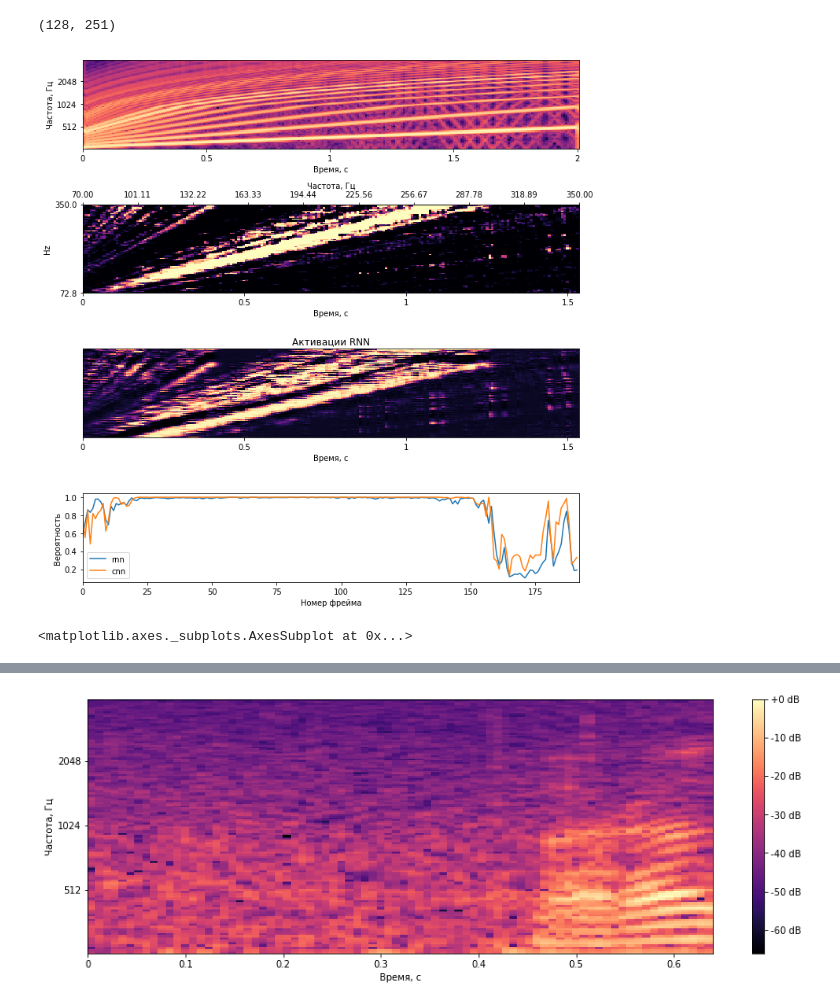
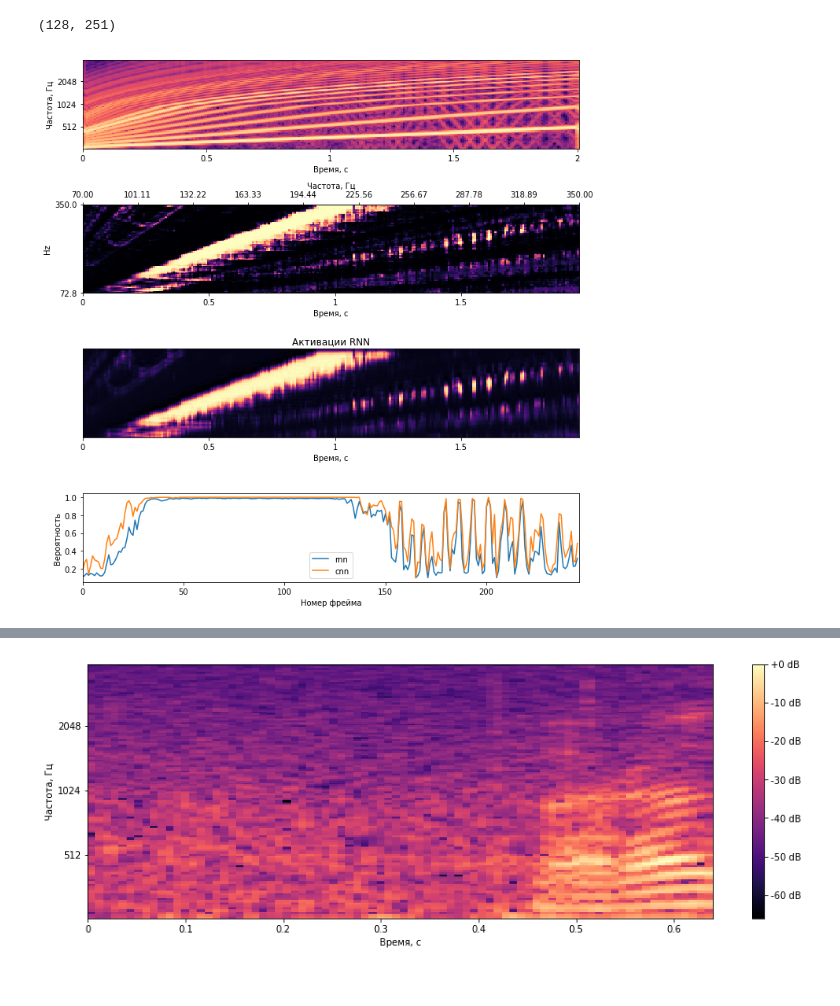
Before and after one commit to Hongpeng1992/vad, a Jupyter notebook: experiments.ipynb, the cells around one changed output, grey strips where cells are left out. Drawn from its saved outputs; the diff is of its cells as text; code cells hidden in the pictures.

```diff
--- a/experiments.ipynb
+++ b/experiments.ipynb
@@ -81,0 +82,7 @@ INFO:tensorflow:Restoring parameters from trained_model/new\model.ckpt-499999
+# %%
+features_phr = tf.placeholder(tf.float32, [None, SEQ_LEN, N_CAND, N_HARM], name='inputs/features')
+(rnn_preds, cnn_preds), (rnn_acts, cnn_acts) = get_model(features_phr, model, mean, std, is_training=False, return_activations=True)
+saver = tf.train.Saver()
+
+sess = tf.Session()
+saver.restore(sess, path_to_model)
@@ -85,10 +94,10 @@ batch = batch_iterator(features)
 results = []
 
 for batch_features in batch:
-    result = sess.run([rnn_output, cnn_output, rnn_activation, cnn_actuvation],
+    result = sess.run([rnn_preds, cnn_preds, rnn_acts, cnn_acts],
                       feed_dict={features_phr: batch_features})
     results.append(result)
 # %%
 _rnn_output, _cnn_output, _rnn_activation, _cnn_actuvation = zip(*results)
 # %%
-_cnn_output = np.array(_cnn_output).reshape(np.array(_rnn_output).shape[0], -1, np.array(_rnn_output).shape[1])[:, -1, :]
+np.array(_rnn_output).shape, np.array(_cnn_output).shape, np.array(_rnn_activation).shape, np.array(_cnn_actuvation).shape
@@ -97,2 +106,5 @@ _rnn_activation = np.array(_rnn_activation).reshape(-1, 100, 1)
 # %%
-_cnn_actuvation = np.array(_cnn_actuvation).reshape(-1, 16, 100, 1)
+_cnn_actuvation = np.array(_cnn_actuvation).reshape(-1, 100, 1)
+_rnn_activation = np.array(_rnn_activation).reshape(-1, 100, 1)
+_cnn_output = np.array(_cnn_output)[..., 0]
+_rnn_output = np.array(_rnn_output)
@@ -122,43 +132,39 @@ plt.ylabel('Частота, Гц')
 
 plt.subplot(4, 1, 2)
 # plt.title('Активации CNN')
-ax1 = librosa.display.specshow(_cnn_actuvation[:, -1, :, 0].T,  y_axis='mel', fmin=70, fmax=350, x_axis='time', sr=SR, hop_length=128)
+ax1 = librosa.display.specshow(_cnn_actuvation[:, :, 0].T,  y_axis='mel', fmin=70, fmax=350, x_axis='time', sr=SR, hop_length=128)
 ax1.set_xlabel('Время, с')
 
 ax2 = ax1.twiny()
 ax2.set_xticks(new_tick_locations)
 ax2.set_xlabel('Частота, Гц')
 ax2.set_xticklabels(tick_labels)
 
 plt.subplot(4, 1, 3)
 plt.title('Активации RNN')
 # plt.imshow(_rnn_activation[:500, ::-1, 0].T)
 librosa.display.specshow(_rnn_activation[:, :, 0].T, sr=SR, hop_length=128, y_axis='off', fmin=70, fmax=350, x_axis='time')
 # plt.colorbar()
 plt.xlabel('Время, с')
 plt.subplot(4, 1, 4)
-rnn_output_array = np.array(_rnn_output).flatten()
+rnn_output_array = _rnn_output.flatten()
 plt.plot(rnn_output_array, label='rnn')
 # plt.plot((rnn_output_array[start_clip:clip_size] > 0.5).astype(np.float32), label='rnn')
 
 # cnn_output_array = np.array(_cnn_output).reshape(107, 128, 16, -1)
-cnn_output_array = cnn_predictions.flatten()
+cnn_output_array = _cnn_output.flatten()
 plt.plot(cnn_output_array, label='cnn')
 # plt.plot((cnn_output_array[start_clip:clip_size] > 0.5).astype(np.float32), label='cnn')
 # plt.subplots_adjust(left=0.0, right=0.0)
 plt.xlim(0, len(cnn_output_array))
 plt.xlabel('Номер фрейма')
 plt.ylabel('Вероятность')
 plt.legend()
 plt.tight_layout()
 
 plt.savefig('result.png')
 # %% [output]
-[figure, old version]
+[figure, new version]
-# %%
-a
-# %% [output]
-<matplotlib.axes._subplots.AxesSubplot at 0x...>
 # %%
 weigths = sess.run(tf.trainable_variables()[0])
 # %%
```
Also changed, not shown: parts of 16 cells of this notebook, 2 other files.
